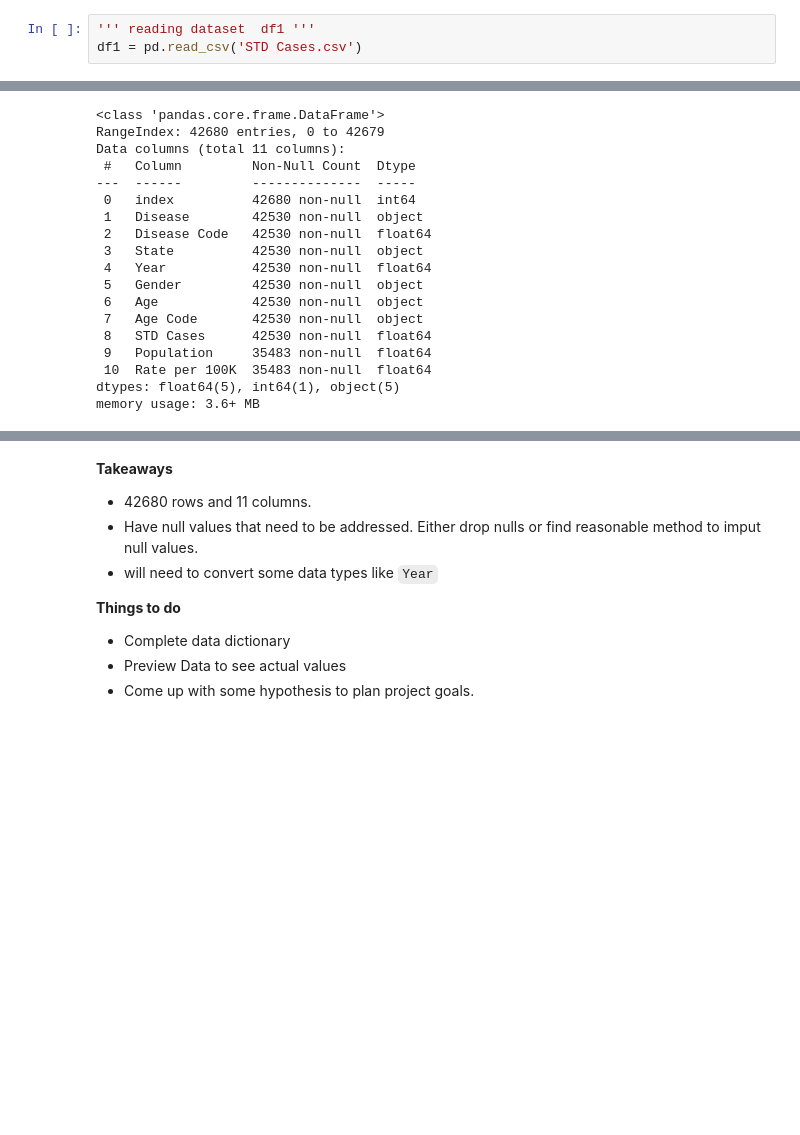
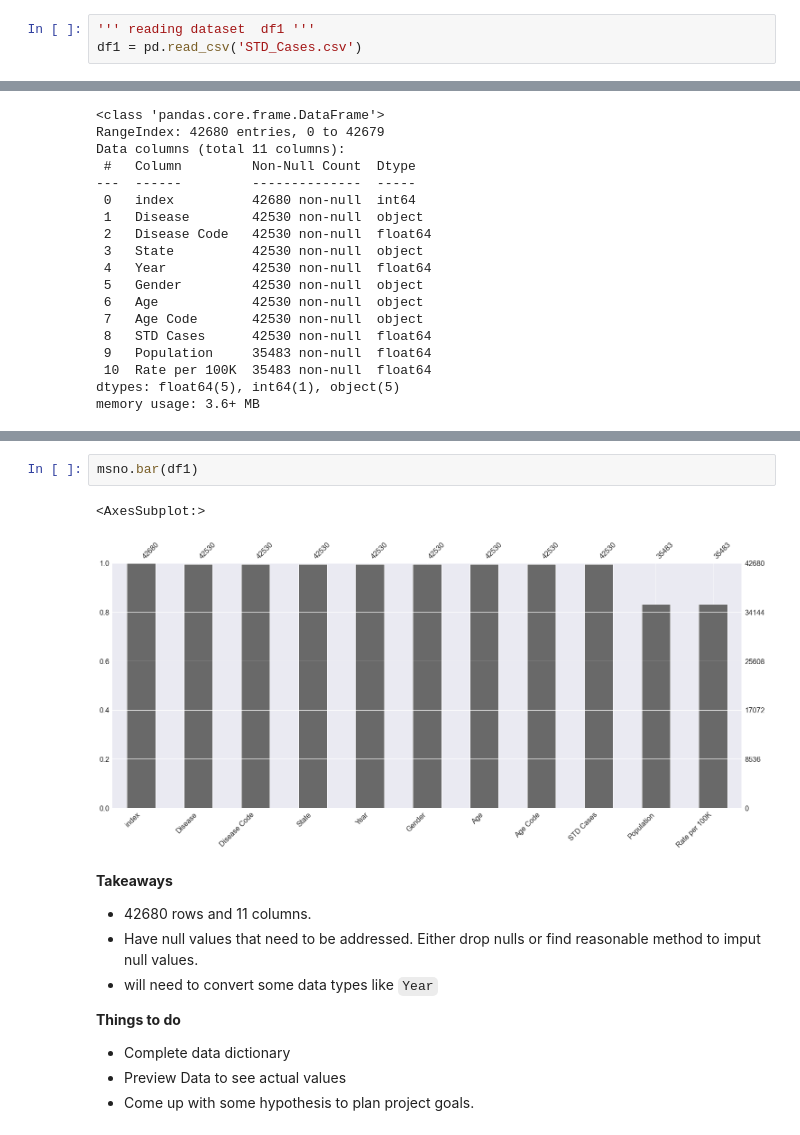
Before and after one commit to mil2tech/STD_project, a Jupyter notebook: workbook.ipynb, the cells around one changed output, grey strips where cells are left out. Saved outputs shown, nothing was run; the diff lists cells and outputs as text; blank space fills up the shorter version.

Commit message:
added more lines of code and visualizations

```diff
--- a/workbook.ipynb
+++ b/workbook.ipynb
@@ -21,7 +24,7 @@ sns.set_style('darkgrid')
 https://www.kaggle.com/datasets/thedevastator/std-infection-rates-in-america-1996-2008
 # %%
 ''' reading dataset  df1 '''
-df1 = pd.read_csv('STD Cases.csv')
+df1 = pd.read_csv('STD_Cases.csv')
 # %%
 df1.shape
 # %% [output]
@@ -62,3 +74,8 @@ memory usage: 3.6+ MB
+# %%
+msno.bar(df1)
+# %% [output]
+<AxesSubplot:>
+[figure, added]
 # %% [markdown]
 **Takeaways**
 
```
Also changed, not shown: parts of 10 cells of this notebook.
